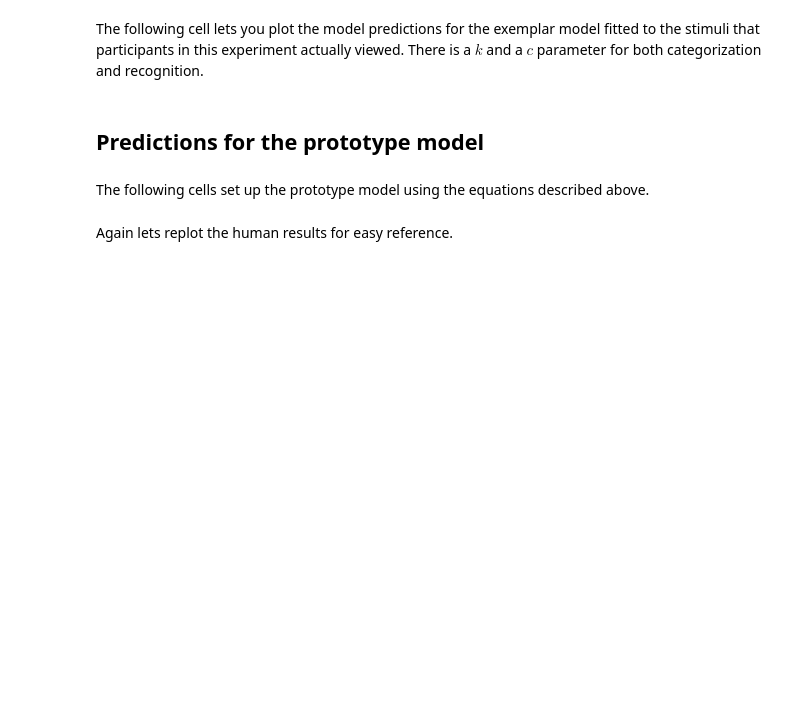
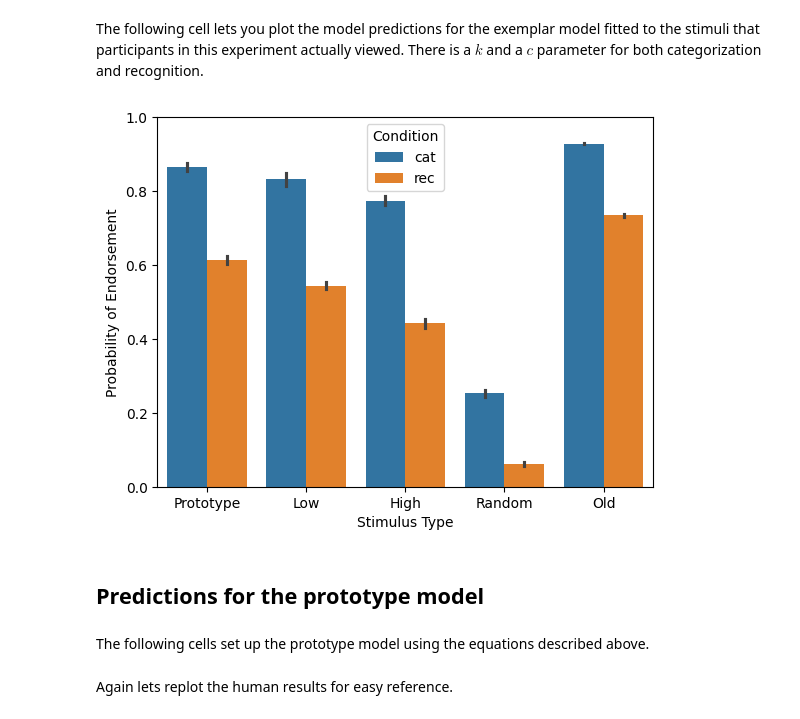
Before and after one commit to bmart231/CMC2026, a Jupyter notebook: homeworks/homework-Categorization/Homework-Categorization-PartA.ipynb, the cells around one changed output. Drawn from its saved outputs; the diff is of its cells as text; code cells hidden in the pictures; blank space fills up the shorter version.

```diff
--- a/homeworks/homework-Categorization/Homework-Categorization-PartA.ipynb
+++ b/homeworks/homework-Categorization/Homework-Categorization-PartA.ipynb
@@ -363,10 +376,12 @@ YOUR ANSWER HERE
 # %% [markdown]
 The following cell lets you plot the model predictions for the exemplar model fitted to the stimuli that participants in this experiment actually viewed.  There is a $k$ and a $c$ parameter for both categorization and recognition.
 # %%
-c_cat, k_cat, c_rec, k_rec = 2.0, 2.0, 2.0, 2.0
+c_cat, k_cat, c_rec, k_rec = 2.0, 0.1, 2.0, 0.5
 ax = sns.barplot(x="Stimulus Type", y="Probability of Endorsement",
             hue="Condition", data=get_exemplar_results(c_cat, k_cat, c_rec, k_rec))
 ax.set_ylim(0, 1.0);
+# %% [output]
+[figure, added]
 # %% [markdown]
 ## Predictions for the prototype model
 # %% [markdown]
```
Also changed, not shown: parts of 22 cells of this notebook, 1 other file.
